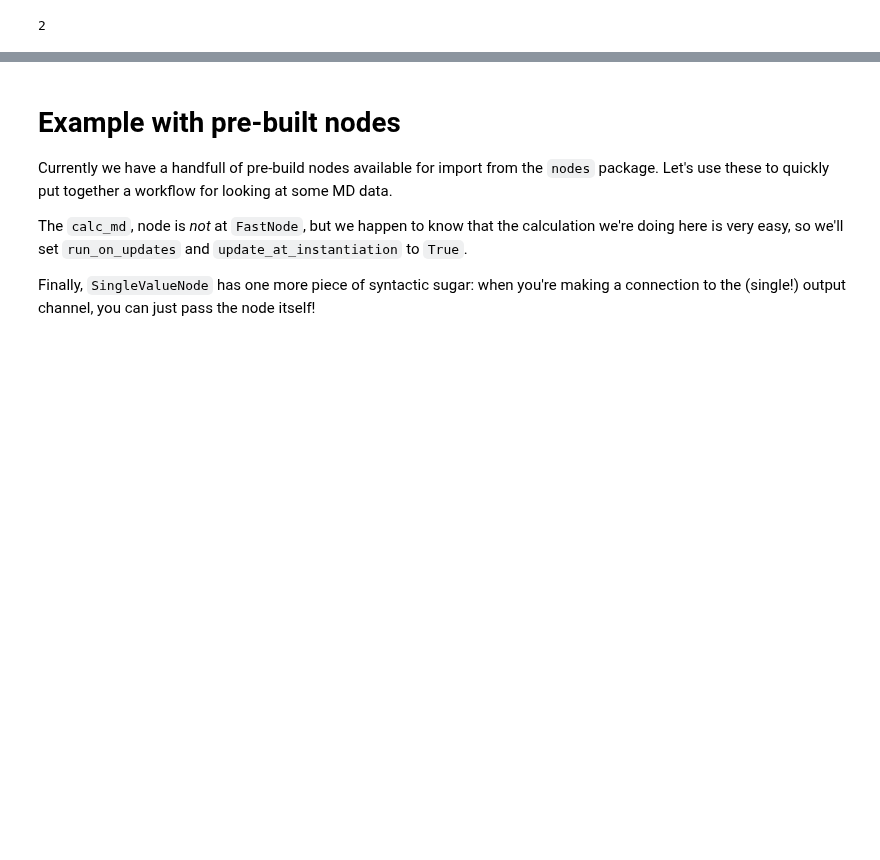
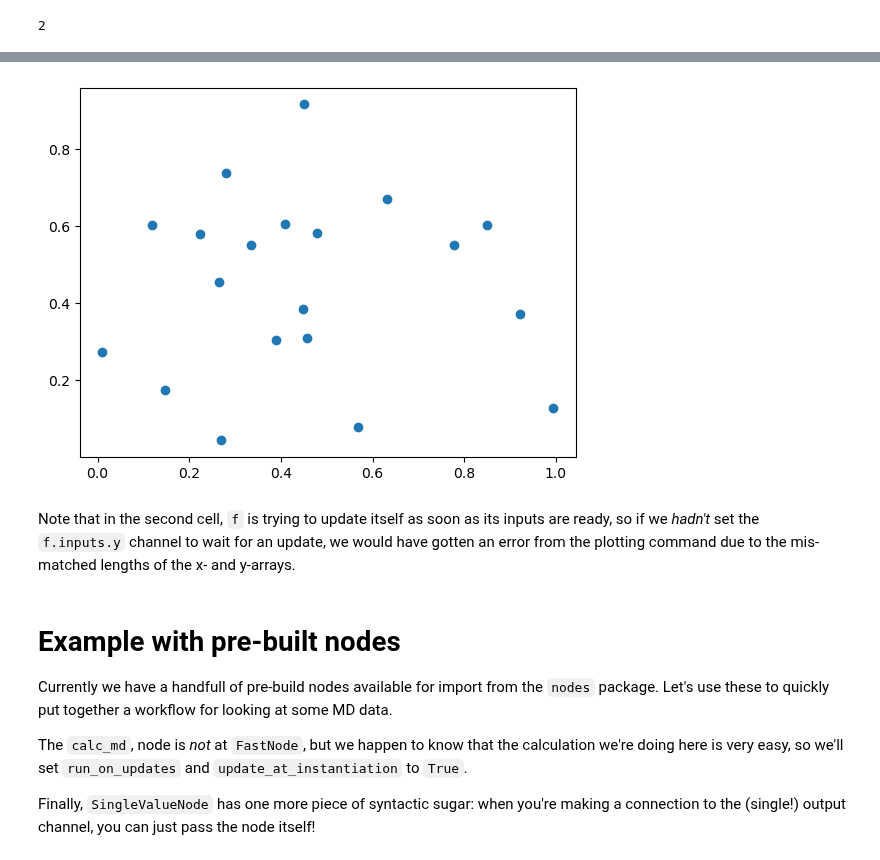
Before and after one commit to pyiron/pyiron_workflow, a Jupyter notebook: notebooks/workflow_example.ipynb, the cells around one changed output, grey strips where cells are left out. Cells and saved outputs as stored; diff of their text form; code cells hidden in the pictures; blank space fills up the shorter version.

```diff
--- a/notebooks/workflow_example.ipynb
+++ b/notebooks/workflow_example.ipynb
@@ -232,3 +263,10 @@ print(t2.outputs.z.value)
+# %%
+x.inputs.length = 20
+y.inputs.length = 20
+# %% [output]
+[figure, added]
+# %% [markdown]
+Note that in the second cell, `f` is trying to update itself as soon as its inputs are ready, so if we _hadn't_ set the `f.inputs.y` channel to wait for an update, we would have gotten an error from the plotting command due to the mis-matched lengths of the x- and y-arrays.
 # %% [markdown]
 # Example with pre-built nodes
 
```
Also changed, not shown: parts of 5 cells of this notebook.
